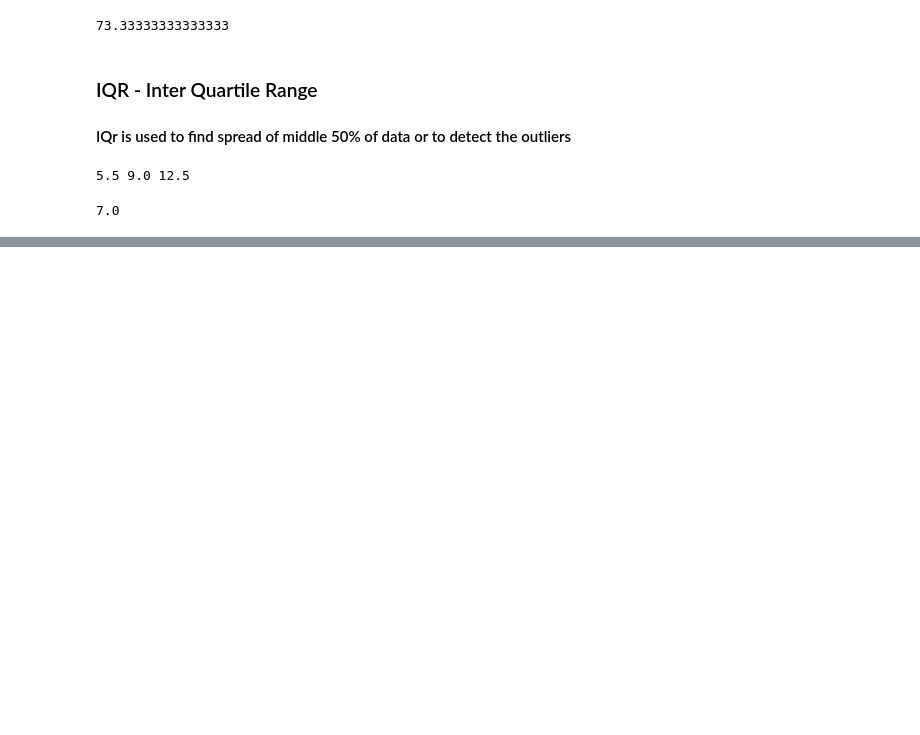
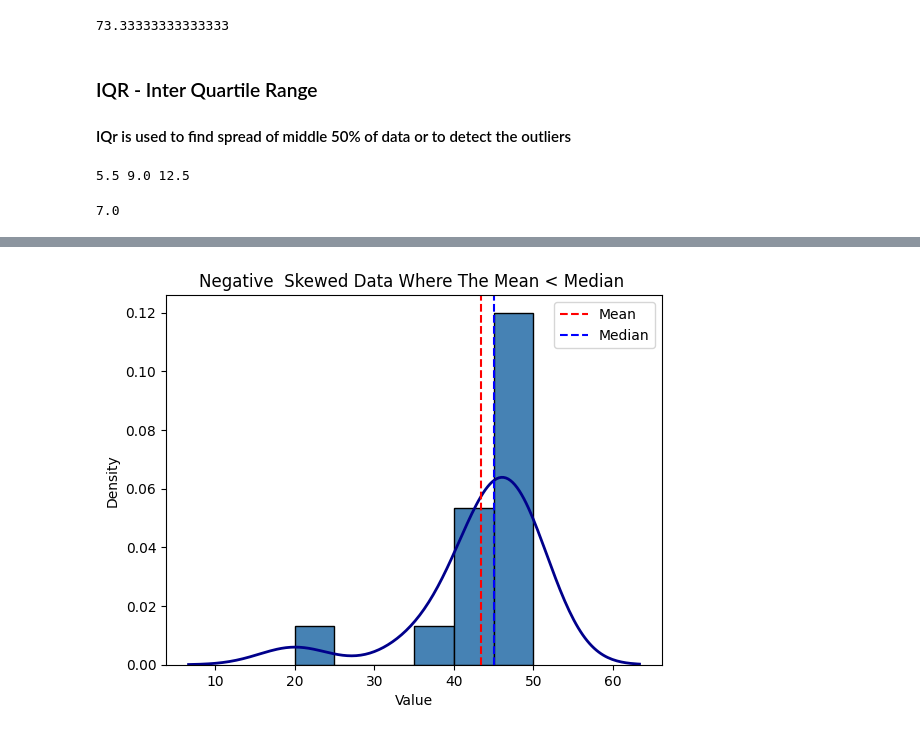
Before and after one commit to priyvrat3005/DataScience_SVCE, a Jupyter notebook: EDA.ipynb, the cells around one changed output, grey strips where cells are left out. Saved outputs shown, nothing was run; the diff lists cells and outputs as text; code cells hidden in the pictures; blank space fills up the shorter version.

```diff
--- a/EDA.ipynb
+++ b/EDA.ipynb
@@ -175,0 +153,15 @@ plt.show()
+# %%
+plt.hist(negskew,bins=6,color="steelblue",edgecolor="black",density=True)
+sns.kdeplot(negskew,color="darkblue",linewidth=2)
+
+plt.axvline(mn,color="red",linestyle="--",label="Mean")
+plt.axvline(mdn,color="blue",linestyle="--",label="Median")
+
+plt.title("Negative  Skewed Data Where The Mean < Median ")
+
+plt.xlabel("Value")
+plt.ylabel("Density")
+plt.legend()
+plt.show()
+# %% [output]
+[figure, added]
```
Also changed, not shown: parts of 13 cells of this notebook.
